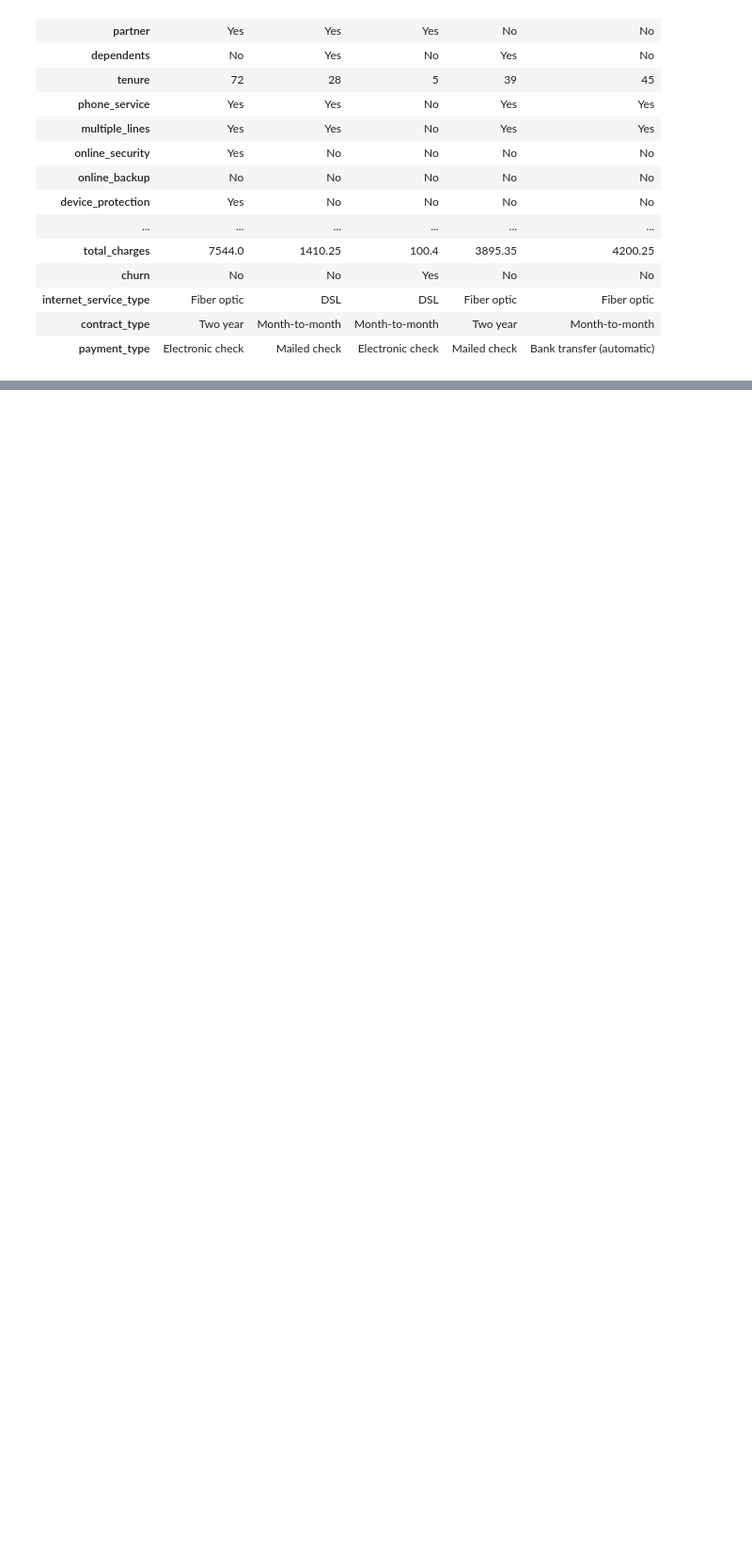
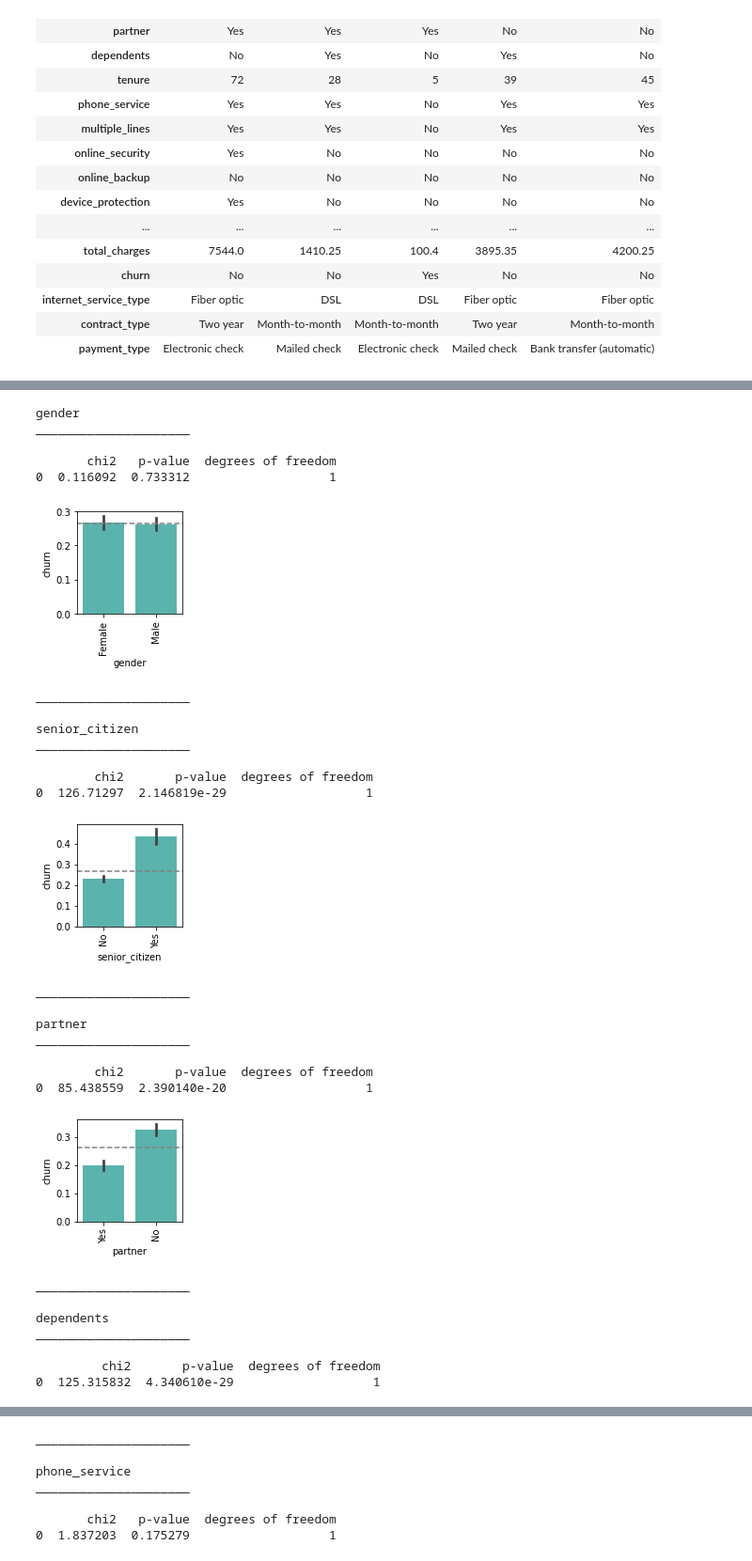
Before and after one commit to adam-talbot/classification-project, a Jupyter notebook: explore.ipynb, the cells around one changed output, grey strips where cells are left out. Shown at 94% size. Drawn from its saved outputs; the diff is of its cells as text; code cells hidden in the pictures; blank space fills up the shorter version.

Commit message:
worked more on explore, finished bivariate

```diff
--- a/explore.ipynb
+++ b/explore.ipynb
@@ -125,6 +147,8 @@ train_temp.head()
+# %%
+train_temp.churn = np.where(train_temp.churn == 'Yes', 1, 0)
 # %%
-train_temp.churn = train_temp.churn.replace(to_replace='Yes', value=1)
-train_temp.churn = train_temp.churn.replace(to_replace='No', value=0)
+# train_temp.churn = train_temp.churn.replace(to_replace='Yes', value=1)
+# train_temp.churn = train_temp.churn.replace(to_replace='No', value=0)
 # %%
 train_temp.head().T
 # %% [output]
@@ -290,0 +195,33 @@ expected:
+# %%
+for cat in cat_vars:
+    e.explore_bivariate_categorical(train_temp, 'churn', cat)
+# %% [output]
+gender
+_____________________
+
+       chi2   p-value  degrees of freedom
+0  0.116092  0.733312                   1
+[figure, added]
+_____________________
+
+senior_citizen
+_____________________
+
+        chi2       p-value  degrees of freedom
+0  126.71297  2.146819e-29                   1
+[figure, added]
+_____________________
+
+partner
+_____________________
+
+        chi2       p-value  degrees of freedom
+0  85.438559  2.390140e-20                   1
+[figure, added]
+_____________________
+
+dependents
+_____________________
+
+         chi2       p-value  degrees of freedom
+0  125.315832  4.340610e-29                   1
@@ -290,0 +229,7 @@ expected:
+_____________________
+
+phone_service
+_____________________
+
+       chi2   p-value  degrees of freedom
+0  1.837203  0.175279                   1
```
Also changed, not shown: parts of 8 cells of this notebook, 2 other files.
